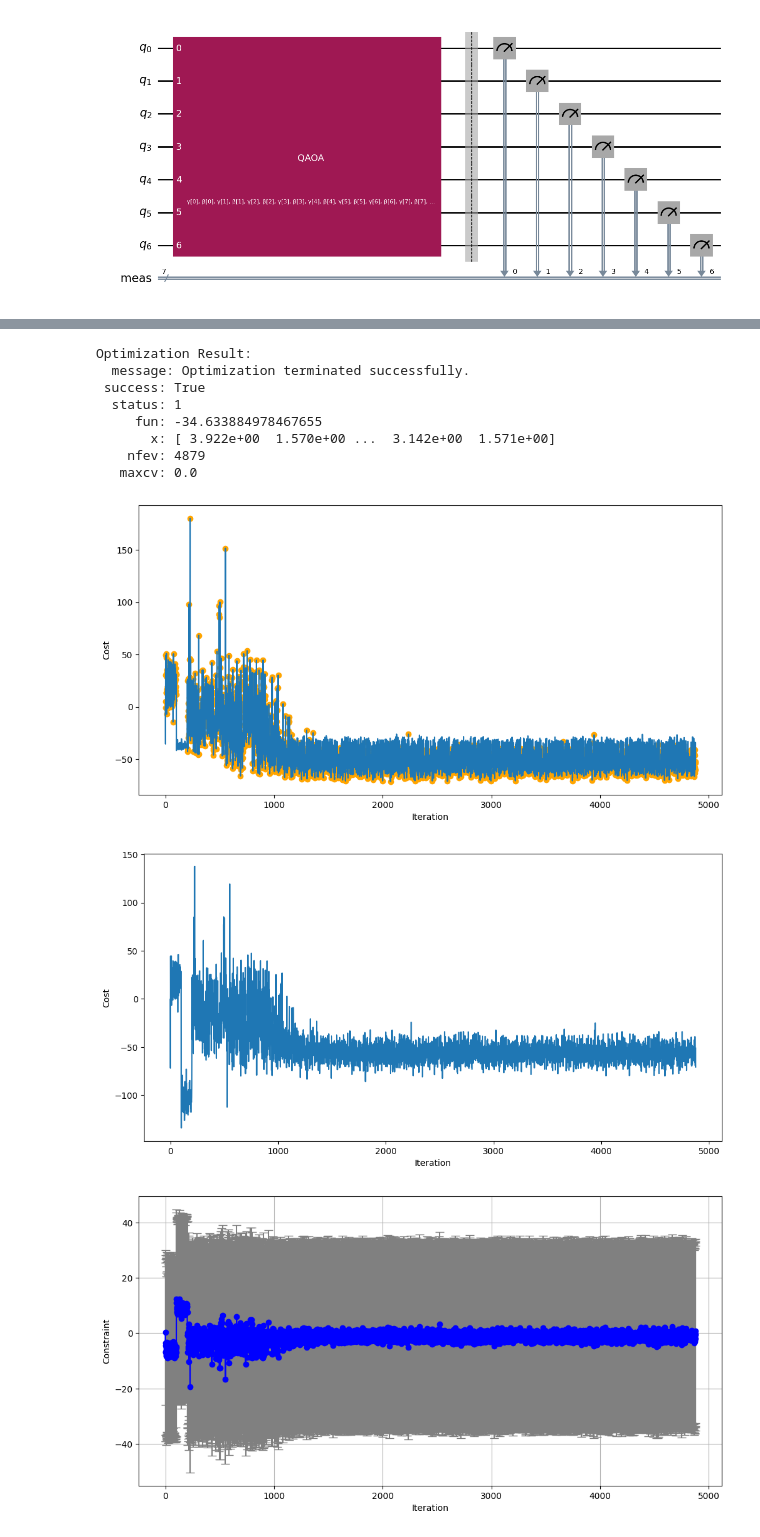
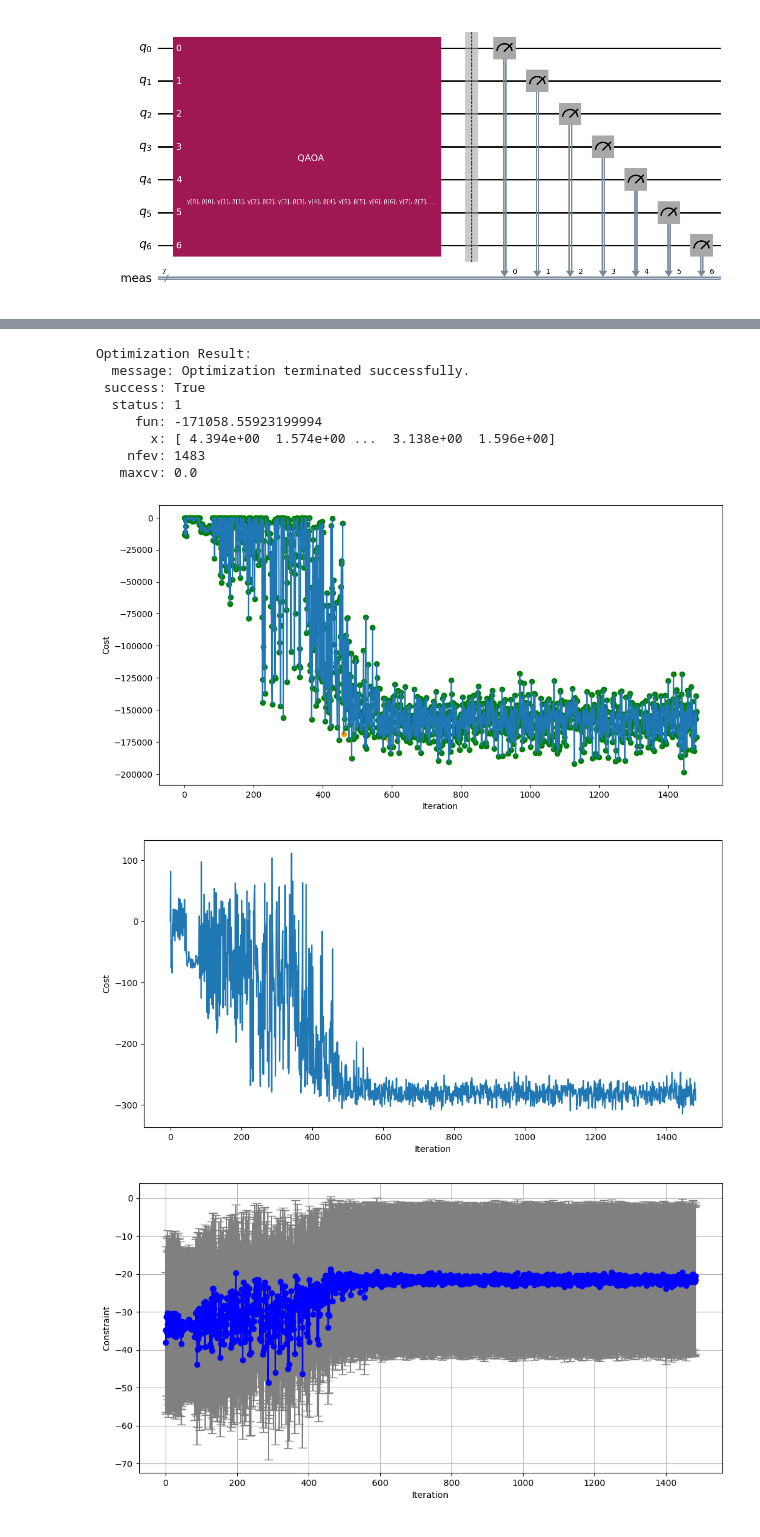
Before and after one commit to PiPevafo/QKP-project, a Jupyter notebook: slack_free.ipynb, the cells around one changed output, grey strips where cells are left out. Cells and saved outputs as stored; diff of their text form; code cells hidden in the pictures.

Commit message:
Better solutions, adapting penalty

```diff
--- a/slack_free.ipynb
+++ b/slack_free.ipynb
@@ -52,6 +51,18 @@ Total possible profit: 291.5
 
 # # penalty_factor = total_possible_profit / (total_possible_weight-capacity)**2
 # # print(f"Penalty factor: {penalty_factor}")
+# %%
+n_items = 7
+weights = [12, 32, 10, 18, 18, 4, 4]
+profits = np.array([[22, 52, 42, 49, 64, 0, 55],
+                      [52, 0, 0, 11, 40, 0, 51],
+                      [42, 0, 0, 12, 4, 20, 44],
+                      [49, 11, 12, 35, 0, 19, 31],
+                      [64, 40, 4, 0, 73, 26, 0],
+                      [0, 0, 20, 19, 26, 13, 67],
+                      [55, 51, 44, 31, 0, 67, 0]])
+capacity = 84
+real_solution = np.array([1, 1, 1, 0, 1, 1, 1])
 # %%
 # n_items = 4
 # weights = [1, 1, 1, 1]
@@ -119,6 +130,6 @@ Hamiltonian QUBO: SparsePauliOp(['IIIIIIZ', 'IIIIIZZ', 'IIIIZIZ', 'IIIZIIZ', 'II
 # %%
 from qiskit.circuit.library import QAOAAnsatz
-reps = 100
+reps = 40
 circuit_cost = QAOAAnsatz(cost_operator=cost_hamiltonian, reps=reps)
 circuit_cost.measure_all()
 
@@ -173,7 +184,7 @@ estimator = AerEstimator()
 estimator.set_options(shots=1000)
 iteration_counter = 0
 
-def cost_func_estimator(params, ansatz_cost, cost_hamiltonian, constraint_hamiltonian, penalty_factor, estimator):
+def cost_func_estimator(params, ansatz_cost, cost_hamiltonian, constraint_hamiltonian, estimator):
     global iteration_counter
 
     circuit_bound = ansatz_cost.assign_parameters(params)
@@ -189,35 +200,34 @@ def cost_func_estimator(params, ansatz_cost, cost_hamiltonian, constraint_hamilt
     #print("Constraint:", constraint, "Std Dev:", std_dev)
 
     weight = 2 * std_dev
-    penalty_factor = cost
+    penalty_factor = np.abs(cost)**2
     # print("cost", cost)
     if constraint > 0:
+        cost += penalty_factor
+
         if constraint - std_dev > 0:
-            cost -= penalty_factor * 0.5
-            penalty_factor_past = penalty_factor
+            cost += penalty_factor
             # print("Penalty factor for 0:", penalty_factor)
 
         else:
             violated_fraction = (weight - np.abs(constraint - std_dev)) / weight
-            penalty_factor_past = penalty_factor * violated_fraction
+            penalty_factor = penalty_factor * violated_fraction
             # print("Penalty factor for 1:", violated_fraction)
-            cost -= penalty_factor_past
+            cost += penalty_factor
 
     if constraint < 0:
 
-        cost += cost * 0.5
+        cost -= penalty_factor
 
         if constraint + std_dev > 0:
             violated_fraction =  np.abs(constraint + std_dev) / weight
-            penalty_factor_past = penalty_factor * violated_fraction
-            cost -= penalty_factor_past
+            # penalty_factor = penalty_factor * violated_fraction
+            cost -= penalty_factor
             # print("Penalty factor for 2 apply:", violated_fraction)
             objective_func_vals_semi_satisfy.append((iteration_counter, cost))
 
         else:
-            # if 'penalty_factor_past' not in locals():
-            #     penalty_factor_past = penalty_factor
-            cost += penalty_factor_past * 0.5
+            cost -= penalty_factor
             # print("Penalty factor for 3 apply:", penalty_factor_past * 0.5)
             objective_func_vals_satisfy.append((iteration_counter, cost))
 
@@ -229,7 +239,7 @@ def cost_func_estimator(params, ansatz_cost, cost_hamiltonian, constraint_hamilt
 result = minimize(
     cost_func_estimator,
     init_params,
-    args=(circuit_cost, cost_hamiltonian, constraint_hamiltonian, penalty_factor, estimator),
+    args=(circuit_cost, cost_hamiltonian, constraint_hamiltonian, estimator),
     method="COBYLA",
     tol=1e-10,
     options={'maxiter': 5000}
@@ -241,42 +251,42 @@ Optimization Result:
   message: Optimization terminated successfully.
  success: True
   status: 1
-     fun: -34.633884978467655
-       x: [ 3.922e+00  1.570e+00 ...  3.142e+00  1.571e+00]
-    nfev: 4879
+     fun: -171058.55923199994
+       x: [ 4.394e+00  1.574e+00 ...  3.138e+00  1.596e+00]
+    nfev: 1483
    maxcv: 0.0
 # %%
 import matplotlib.pyplot as plt
-#iters_satisfy, vals_satisfy = zip(*objective_func_vals_satisfy)
+iters_satisfy, vals_satisfy = zip(*objective_func_vals_satisfy)
 iters_semi_satisfy, vals_semi_satisfy = zip(*objective_func_vals_semi_satisfy)
 
 plt.figure(figsize=(12, 6))
 plt.plot(objective_func_vals)
-#plt.scatter(iters_satisfy, vals_satisfy, color='green',label='Satisfy Constraint')
+plt.scatter(iters_satisfy, vals_satisfy, color='green',label='Satisfy Constraint')
 plt.scatter(iters_semi_satisfy, vals_semi_satisfy, color='orange', label='Semi Satisfy Constraint')
 plt.xlabel("Iteration")
 plt.ylabel("Cost")
 
 plt.show()
 plt.figure(figsize=(12, 6))
 plt.plot(objective_func_vals_without_constraint)
 plt.xlabel("Iteration")
 plt.ylabel("Cost")
 plt.show()
 
 plt.figure(figsize=(12, 6))
 x = np.arange(len(constraint_vals))
 plt.errorbar(x, constraint_vals, yerr=constraint_devs, fmt='-o', capsize=5, color='blue', ecolor='gray')
 plt.xlabel("Iteration")
 plt.ylabel("Constraint")
 plt.grid(True)
 plt.show()
 optimized_circuit = circuit_cost.assign_parameters(result.x)
 # optimized_circuit.draw('mpl', fold=False, idle_wires=False)
 # %% [output]
-[figure, old version]
+[figure, new version]
-[figure, old version]
+[figure, new version]
-[figure, old version]
+[figure, new version]
 # %%
 from qiskit import transpile
 from qiskit_aer import Aer
```
Also changed, not shown: parts of 7 cells of this notebook, 2 other files.
